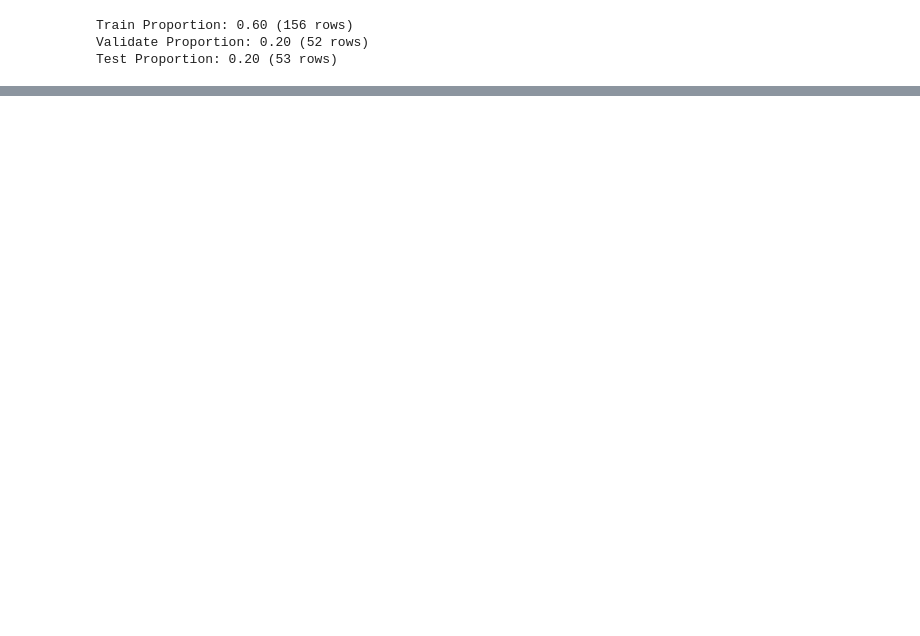
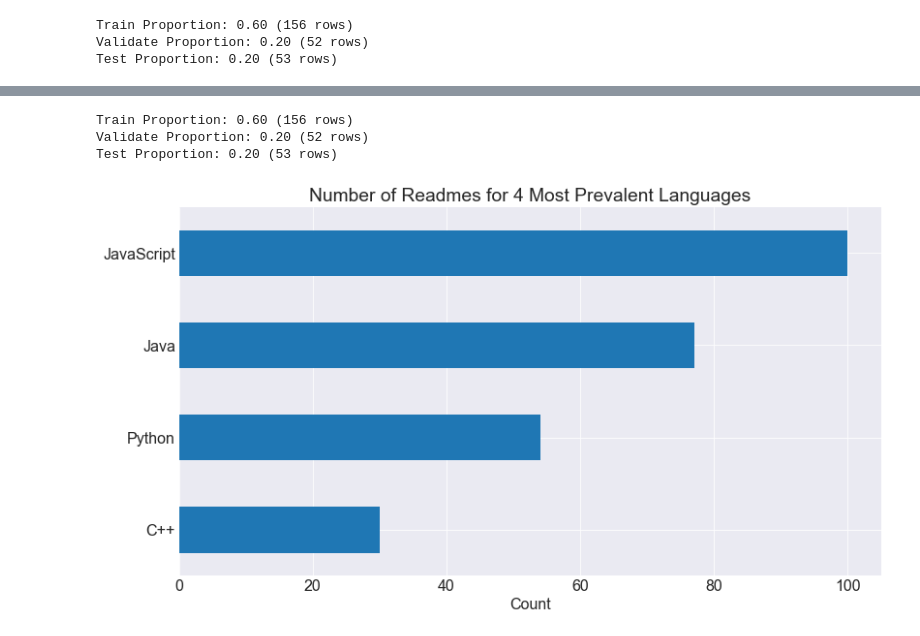
Before and after one commit to team-nlp-project/team-nlp-project, a Jupyter notebook: scratch_adam.ipynb, the cells around one changed output, grey strips where cells are left out. Drawn from its saved outputs; the diff is of its cells as text; code cells hidden in the pictures; blank space fills up the shorter version.

Commit message:
added most recent version of scratch

```diff
--- a/scratch_adam.ipynb
+++ b/scratch_adam.ipynb
@@ -8,10 +10,23 @@ import numpy as np
 import scrape_url_list as s
 import acquire as a
 import prepare as p
+import explore as e
 
 # ignore warnings
 import warnings
 warnings.filterwarnings("ignore")
+
+import matplotlib.pyplot as plt
+import seaborn as sns
+import nltk
+import unicodedata
+import re
+
+# visualization settings
+plt.rc('figure', figsize=(13, 7))
+plt.rc('font', size=16)
+plt.style.use('seaborn-darkgrid')
+# sns.set_palette('viridis')
 # %% [markdown]
 ---
 # %%
@@ -329,0 +377,15 @@ Test Proportion: 0.20 (53 rows)
+# %%
+# aquire, prep and split data
+df = pd.read_json('data.json')
+df = p.prep_nlp(df, original_text_col='readme_contents', extra_words=['&#9;'])
+train, validate, test = p.split_readme(df)
+# %% [output]
+Train Proportion: 0.60 (156 rows)
+Validate Proportion: 0.20 (52 rows)
+Test Proportion: 0.20 (53 rows)
+# %%
+df.language.value_counts().sort_values(ascending = True).plot.barh()
+plt.title('Number of Readmes for 4 Most Prevalent Languages')
+plt.xlabel("Count");
+# %% [output]
+[figure, added]
```
Also changed, not shown: parts of 37 cells of this notebook.
